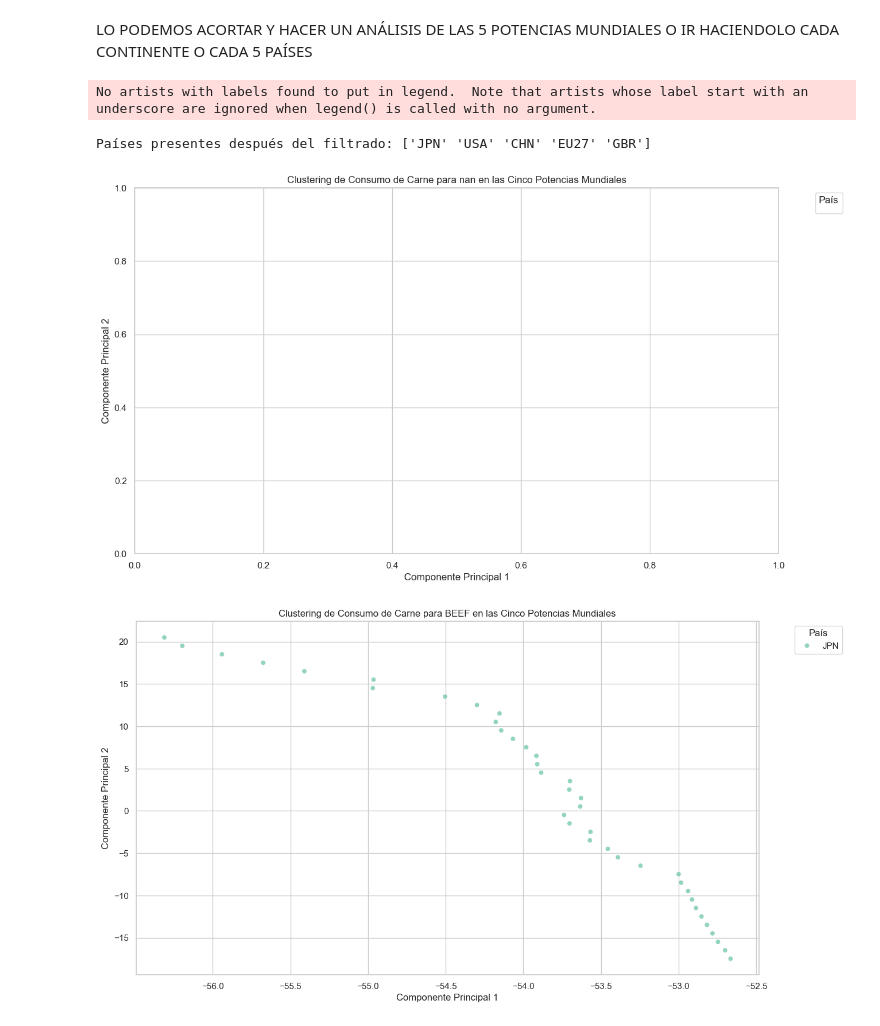
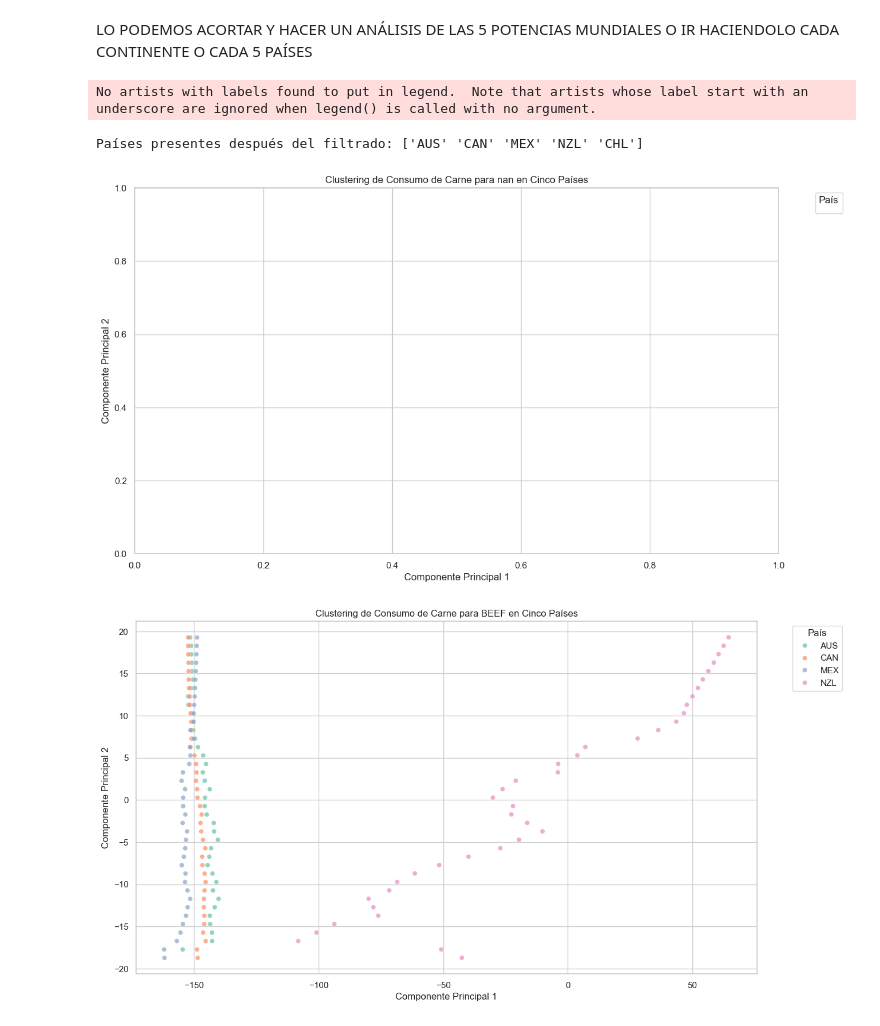
Before and after one commit to danielbolanosuax/GolesUEFA2022, a Jupyter notebook: otrodt.ipynb, the cells around one changed output. Saved outputs shown, nothing was run; the diff lists cells and outputs as text; code cells hidden in the pictures.

```diff
--- a/otrodt.ipynb
+++ b/otrodt.ipynb
@@ -710,6 +710,8 @@ from sklearn.decomposition import PCA
 %matplotlib inline
 
 
+
+# Eliminar espacios en blanco de los nombres de las columnas
 df.columns = df.columns.str.strip()
 
 # Convertir la columna 'value' a numérico, forzando errores a NaN para su fácil identificación
@@ -719,39 +721,39 @@ df['value'] = pd.to_numeric(df['value'], errors='coerce')
 df_cleaned = df.dropna(subset=['value'])
 
 # Filtrar los datos para los cinco países mencionados
-five_countries = ['USA', 'CHN', 'JPN', 'EU27', 'GBR']
+five_countries = ['AUS', 'CAN', 'MEX', 'NZL', 'CHL']
 df_five = df_cleaned[df_cleaned['location'].isin(five_countries)]
 
 # Verificar el filtrado de los países
 print("Países presentes después del filtrado:", df_five['location'].unique())
 
 # Seleccionar solo las columnas numéricas para PCA
 numeric_cols = ['time', 'value']
 df_numeric = df_five[numeric_cols]
 
 # Aplicar PCA
 pca = PCA(n_components=2)
 principal_components = pca.fit_transform(df_numeric)
 
 # Crear un DataFrame con los componentes principales
 df_pca = pd.DataFrame(data=principal_components, columns=['PC1', 'PC2'])
 df_pca['subject'] = df_five['subject']
 df_pca['location'] = df_five['location']
 
 # Lista de tipos de carne
 types_of_meat = df_pca['subject'].unique()
 
 # Crear un gráfico individual para cada tipo de carne
 for meat_type in types_of_meat:
     plt.figure(figsize=(14, 8))
     sns.scatterplot(x='PC1', y='PC2', data=df_pca[df_pca['subject'] == meat_type], hue='location', palette='Set2', alpha=0.7)
-    plt.title(f'Clustering de Consumo de Carne para {meat_type} en las Cinco Potencias Mundiales')
+    plt.title(f'Clustering de Consumo de Carne para {meat_type} en Cinco Países')
     plt.xlabel('Componente Principal 1')
     plt.ylabel('Componente Principal 2')
     plt.legend(title='País', bbox_to_anchor=(1.05, 1), loc='upper left')
     plt.show()
 # %% [output]
 No artists with labels found to put in legend.  Note that artists whose label start with an underscore are ignored when legend() is called with no argument.
-Países presentes después del filtrado: ['JPN' 'USA' 'CHN' 'EU27' 'GBR']
+Países presentes después del filtrado: ['AUS' 'CAN' 'MEX' 'NZL' 'CHL']
-[figure, old version]
+[figure, new version]
-[figure, old version]
+[figure, new version]
```
Also changed, not shown: parts of 1 cell of this notebook.
